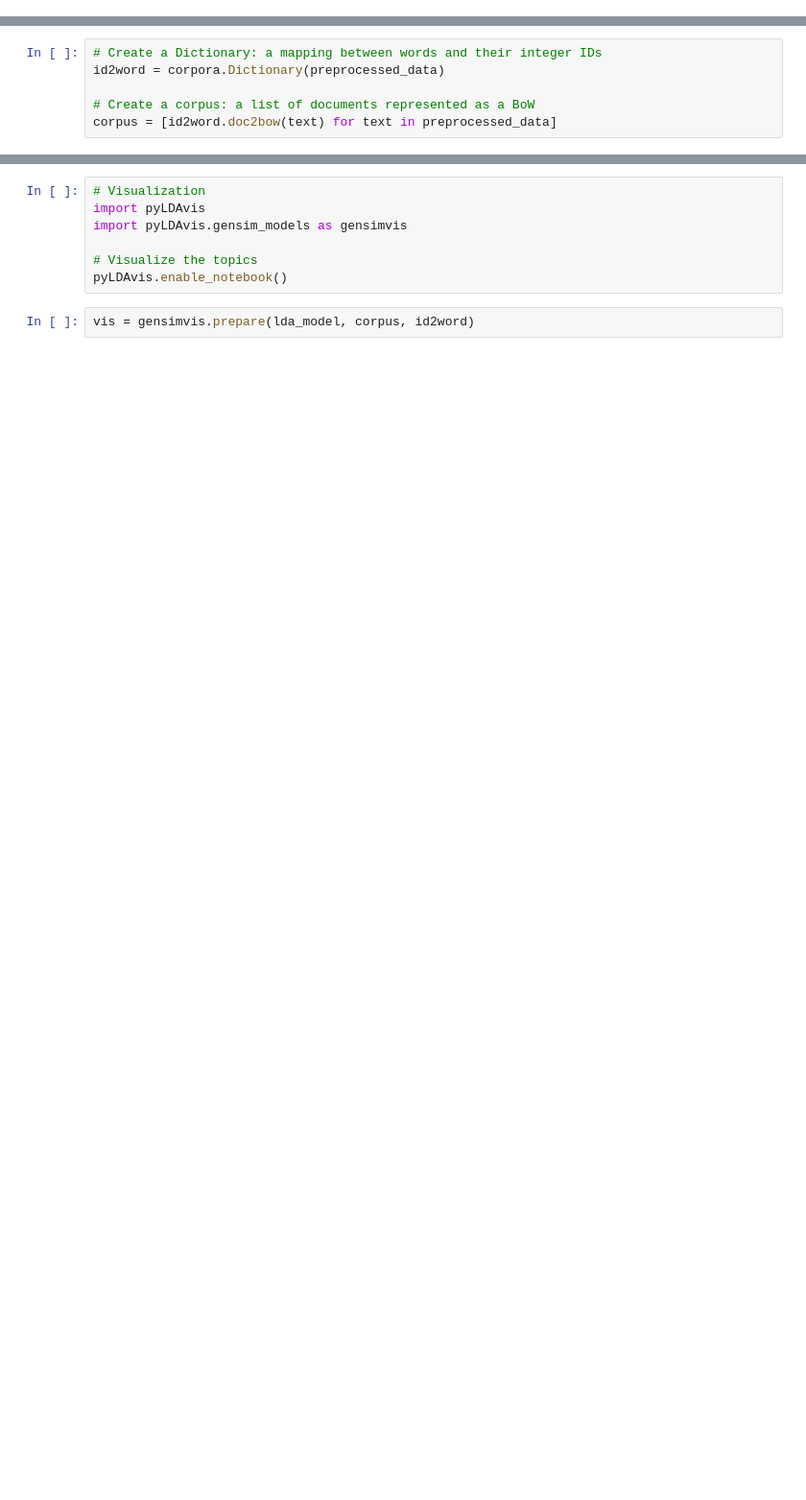
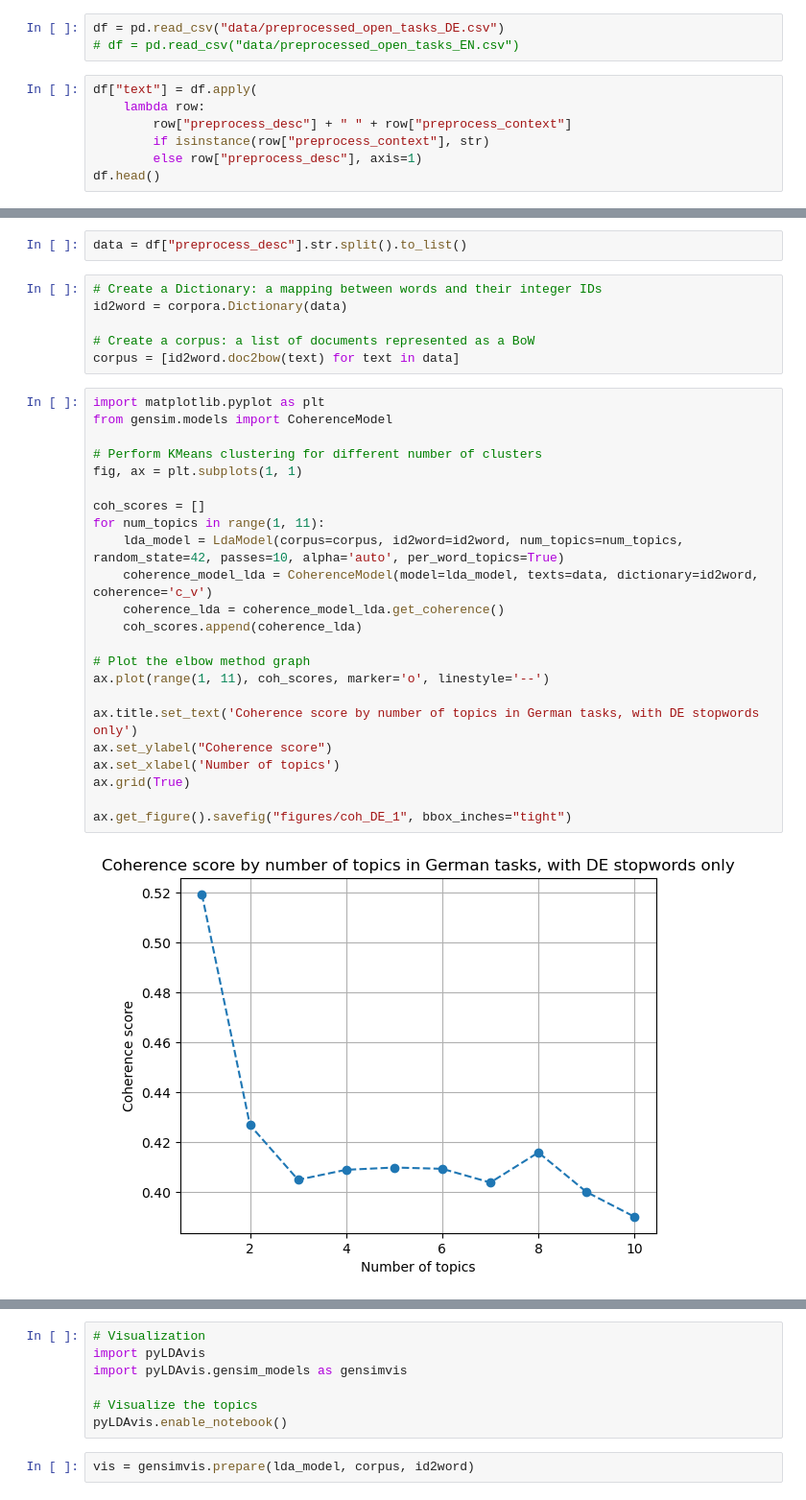
Before and after one commit to ghalifaten/master_thesis, a Jupyter notebook: 6_LDA.ipynb, the cells around one changed output, grey strips where cells are left out. Shown: that part at 96% size. Saved outputs shown, nothing was run; the diff lists cells and outputs as text; blank space fills up the shorter version.

```diff
--- a/6_LDA.ipynb
+++ b/6_LDA.ipynb
@@ -28,0 +7,10 @@ preprocessed_data = data.apply(preprocess_data).to_list()
+# %%
+df = pd.read_csv("data/preprocessed_open_tasks_DE.csv")
+# df = pd.read_csv("data/preprocessed_open_tasks_EN.csv")
+# %%
+df["text"] = df.apply(
+    lambda row:
+        row["preprocess_desc"] + " " + row["preprocess_context"]
+        if isinstance(row["preprocess_context"], str)
+        else row["preprocess_desc"], axis=1)
+df.head()
@@ -29,7 +24,34 @@ preprocessed_data = data.apply(preprocess_data).to_list()
+# %%
+data = df["preprocess_desc"].str.split().to_list()
 # %%
 # Create a Dictionary: a mapping between words and their integer IDs
-id2word = corpora.Dictionary(preprocessed_data)
+id2word = corpora.Dictionary(data)
 
 # Create a corpus: a list of documents represented as a BoW
-corpus = [id2word.doc2bow(text) for text in preprocessed_data]
+corpus = [id2word.doc2bow(text) for text in data]
+# %%
+import matplotlib.pyplot as plt
+from gensim.models import CoherenceModel
+
+# Perform KMeans clustering for different number of clusters
+fig, ax = plt.subplots(1, 1)
+
+coh_scores = []
+for num_topics in range(1, 11):
+    lda_model = LdaModel(corpus=corpus, id2word=id2word, num_topics=num_topics, random_state=42, passes=10, alpha='auto', per_word_topics=True)
+    coherence_model_lda = CoherenceModel(model=lda_model, texts=data, dictionary=id2word, coherence='c_v')
+    coherence_lda = coherence_model_lda.get_coherence()
+    coh_scores.append(coherence_lda)
+
+# Plot the elbow method graph
+ax.plot(range(1, 11), coh_scores, marker='o', linestyle='--')
+
+ax.title.set_text('Coherence score by number of topics in German tasks, with DE stopwords only')
+ax.set_ylabel("Coherence score")
+ax.set_xlabel('Number of topics')
+ax.grid(True)
+
+ax.get_figure().savefig("figures/coh_DE_1", bbox_inches="tight")
+# %% [output]
+[figure, added]
 # %%
```
Also changed, not shown: parts of 10 cells of this notebook, 9 other files.
